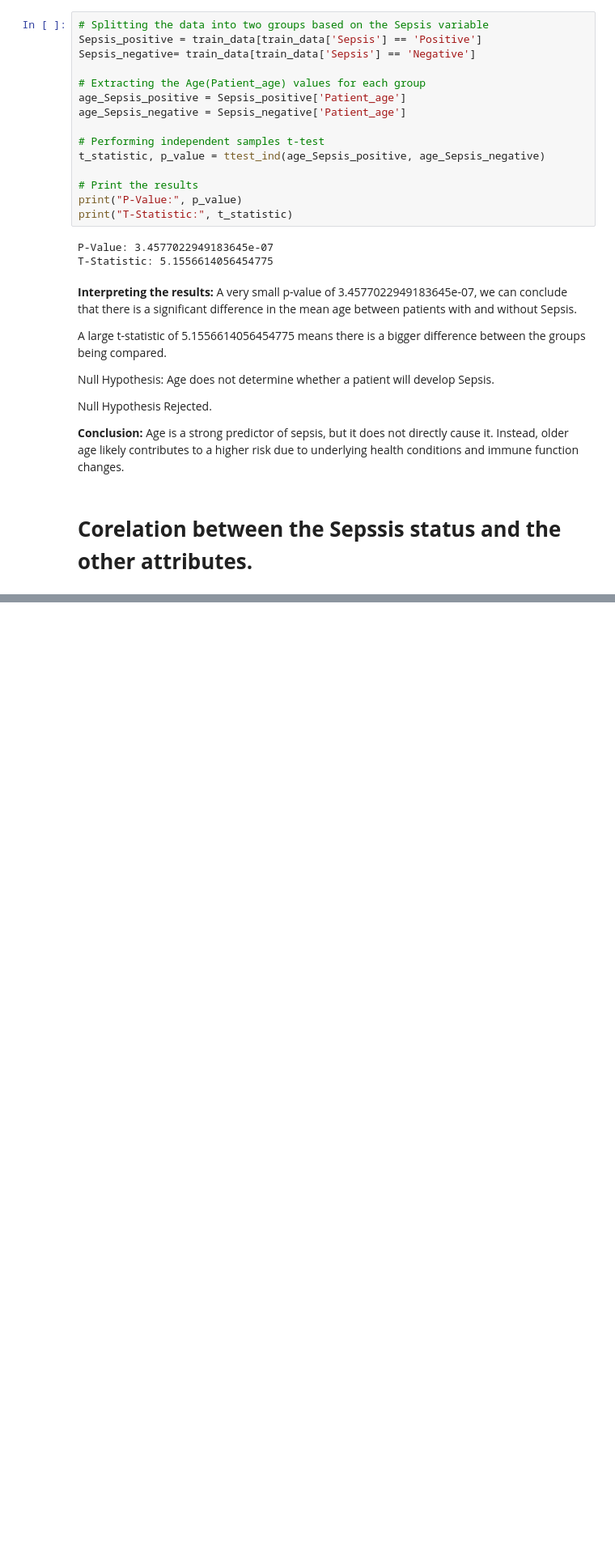
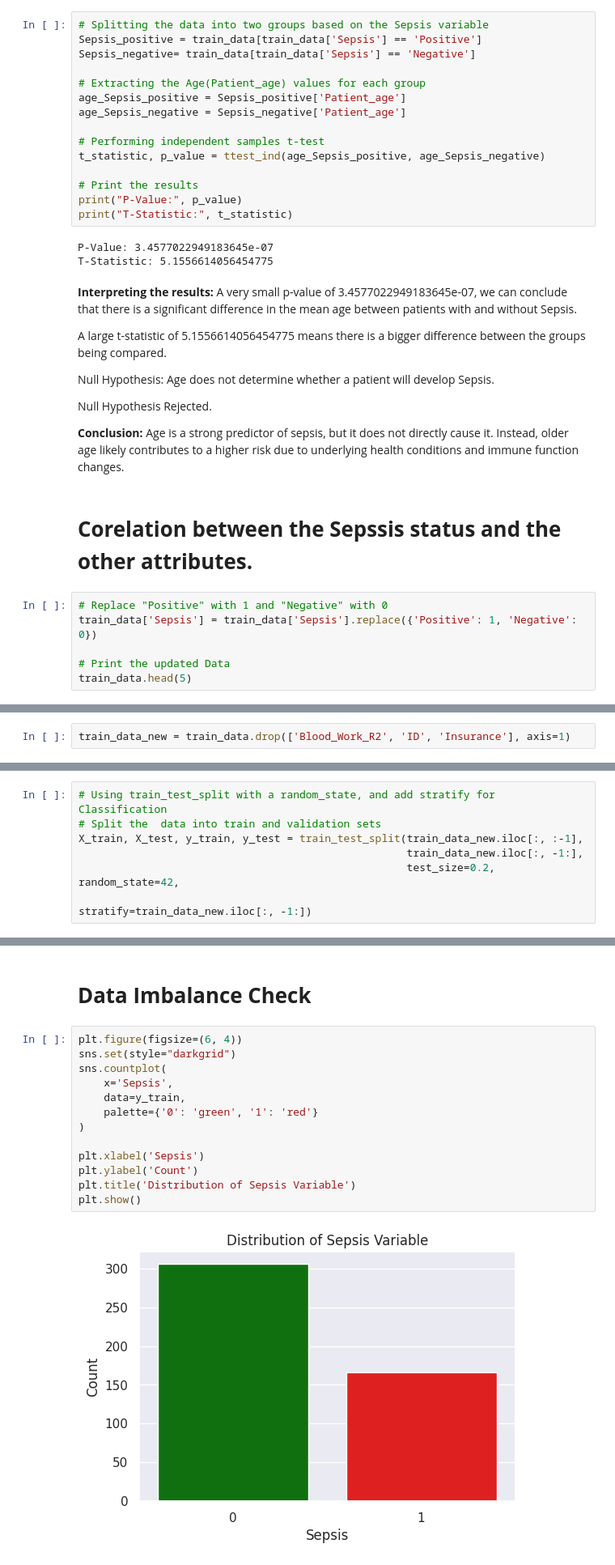
Before and after one commit to sparkysparo/Machine-Learning-for-Early-Prediction-Detection-and-Monitoring-of-Sepsis-in-A-E-and-ICU, a Jupyter notebook: Project_MSC_Machine_Learning_for_Early_Prediction,Detection_and_Monitoring_of_Sepsis_in_A&E_and_ICU_Settings.ipynb, the cells around one changed output, grey strips where cells are left out. Shown at 81% size. Saved outputs shown, nothing was run; the diff lists cells and outputs as text; blank space fills up the shorter version.

```diff
--- a/Project_MSC_Machine_Learning_for_Early_Prediction,Detection_and_Monitoring_of_Sepsis_in_A&E_and_ICU_Settings.ipynb
+++ b/Project_MSC_Machine_Learning_for_Early_Prediction,Detection_and_Monitoring_of_Sepsis_in_A&E_and_ICU_Settings.ipynb
@@ -923,3 +923,9 @@ Null Hypothesis Rejected.
 Age is a strong predictor of sepsis, but it does not directly cause it. Instead, older age likely contributes to a higher risk due to underlying health conditions and immune function changes.
 # %% [markdown]
 # **Corelation between the Sepssis status and the other attributes.**
+# %%
+# Replace "Positive" with 1 and "Negative" with 0
+train_data['Sepsis'] = train_data['Sepsis'].replace({'Positive': 1, 'Negative': 0})
+
+# Print the updated Data
+train_data.head(5)
@@ -925,0 +990,2 @@ Age is a strong predictor of sepsis, but it does not directly cause it. Instead,
+# %%
+train_data_new = train_data.drop(['Blood_Work_R2', 'ID', 'Insurance'], axis=1)
@@ -925,0 +1011,7 @@ Age is a strong predictor of sepsis, but it does not directly cause it. Instead,
+# %%
+# Using train_test_split with a random_state, and add stratify for Classification
+# Split the  data into train and validation sets
+X_train, X_test, y_train, y_test = train_test_split(train_data_new.iloc[:, :-1],
+                                                    train_data_new.iloc[:, -1:],
+                                                    test_size=0.2, random_state=42,
+                                                    stratify=train_data_new.iloc[:, -1:])
@@ -925,0 +1054,17 @@ Age is a strong predictor of sepsis, but it does not directly cause it. Instead,
+# %% [markdown]
+# **Data Imbalance Check**
+# %%
+plt.figure(figsize=(6, 4))
+sns.set(style="darkgrid")
+sns.countplot(
+    x='Sepsis',
+    data=y_train,
+    palette={'0': 'green', '1': 'red'}
+)
+
+plt.xlabel('Sepsis')
+plt.ylabel('Count')
+plt.title('Distribution of Sepsis Variable')
+plt.show()
+# %% [output]
+[figure, added]
```
Also changed, not shown: parts of 20 cells of this notebook.
